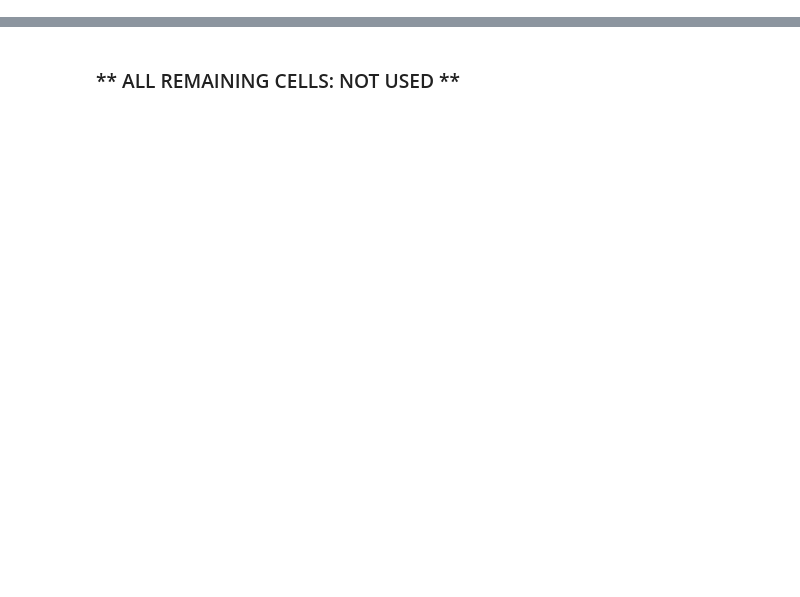
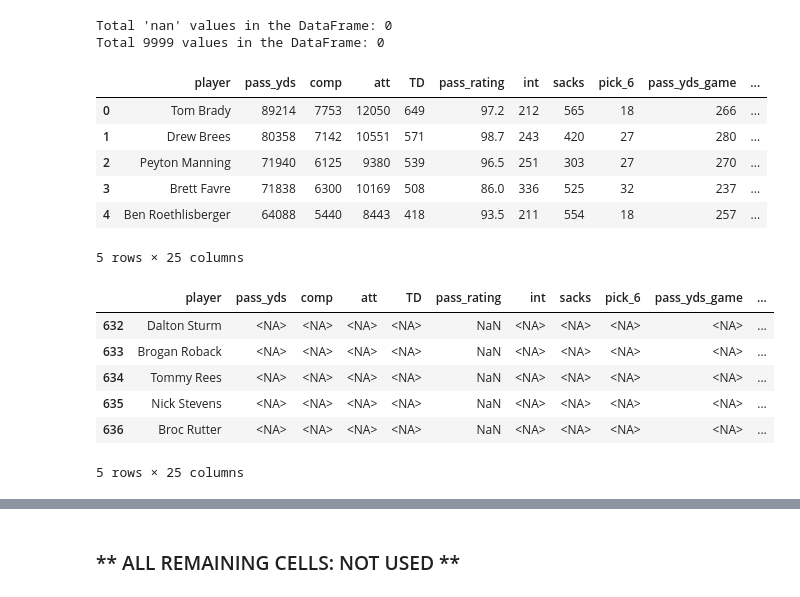
Before and after one commit to willablackmon/nfl_quarterback_draft, a Jupyter notebook: Data_Cleaning/nfl_career_statistics.ipynb, the cells around one changed output, grey strips where cells are left out. Drawn from its saved outputs; the diff is of its cells as text; code cells hidden in the pictures; blank space fills up the shorter version.

```diff
--- a/Data_Cleaning/nfl_career_statistics.ipynb
+++ b/Data_Cleaning/nfl_career_statistics.ipynb
@@ -544,0 +219,68 @@ FileNotFoundError: [WinError 2] The system cannot find the file specified: '../D
+# %%
+# Count all 'nan' (lowercase) and 9999 values
+nan_count = (cleaning_df == 'nan').sum().sum()
+print(f"Total 'nan' values in the DataFrame: {nan_count}")
+
+nines_count = (cleaning_df == 9999).sum().sum()
+print(f"Total 9999 values in the DataFrame: {nines_count}")
+# %% [output]
+Total 'nan' values in the DataFrame: 0
+Total 9999 values in the DataFrame: 0
+# %%
+# NOT USED...JUST TESTING A DIFF METHOD
+#   Break out "Earnings By Team Dict" into teams and earnings
+#   cast to pd.Series in the call to the function.
+import ast
+
+def split_dict_to_columns(d_str):
+    '''Function splits the string representation of the dictionary into two lists
+      and places them in new columns teams, team_earnings:
+      {'Packers': 100.697, 'Vikings': 28.0, 'Jets': 36.706}
+        ['Packers', 'Vikings', 'Jets' ]
+        [100.697, 28.0, 36.706}    '''
+    try:
+        if pd.notna(d_str):  # Check if the value is not NaN
+            d = ast.literal_eval(d_str)
+            teams = list(d.keys())
+            team_earnings = list(d.values())
+            return teams, team_earnings
+        else:
+            return [], []
+    except (ValueError, SyntaxError) as e:
+        print(f"Error parsing: {d_str}")
+        return [], []
+
+test_cleaning_df = cleaning_df.copy()  # Use this for this cell only
+
+# Apply function to create new columns
+test_cleaning_df[['teams', 'team_earnings']] = test_cleaning_df['earn_by_team'].apply(
+                                lambda x: pd.Series(split_dict_to_columns(x)))
+
+display(test_cleaning_df.head())
+display(test_cleaning_df.tail())
+
+# pd.Series
+# NOTE: casting to a pd.Series is helpful when you want to leverage Pandas' powerful functionalities.
+# pd.Series makes it easier to work with data in a tabular format, enabling quick operations like adding
+# it to a DataFrame, performing vectorized operations, or utilizing Pandas-specific methods.
+
+# use pd.Series when you need data in a format that can be seamlessly integrated into Pandas operations.
+# It’s particularly useful when:
+#  + to leverage Pandas’ vectorized operations (fast computations over series).
+#  + you need compatibility with DataFrames for further manipulation.
+#  + you want easy access to Pandas’ methods for a single column of data.
+# %% [output]
+|  | player | pass_yds | comp | att | TD | pass_rating | int | sacks | pick_6 | pass_yds_game | ... |
+| 0 | Tom Brady | 89214 | 7753 | 12050 | 649 | 97.2 | 212 | 565 | 18 | 266 | ... |
+| 1 | Drew Brees | 80358 | 7142 | 10551 | 571 | 98.7 | 243 | 420 | 27 | 280 | ... |
+| 2 | Peyton Manning | 71940 | 6125 | 9380 | 539 | 96.5 | 251 | 303 | 27 | 270 | ... |
+| 3 | Brett Favre | 71838 | 6300 | 10169 | 508 | 86.0 | 336 | 525 | 32 | 237 | ... |
+| 4 | Ben Roethlisberger | 64088 | 5440 | 8443 | 418 | 93.5 | 211 | 554 | 18 | 257 | ... |
+5 rows × 25 columns
+|  | player | pass_yds | comp | att | TD | pass_rating | int | sacks | pick_6 | pass_yds_game | ... |
+| 632 | Dalton Sturm | <NA> | <NA> | <NA> | <NA> | NaN | <NA> | <NA> | <NA> | <NA> | ... |
+| 633 | Brogan Roback | <NA> | <NA> | <NA> | <NA> | NaN | <NA> | <NA> | <NA> | <NA> | ... |
+| 634 | Tommy Rees | <NA> | <NA> | <NA> | <NA> | NaN | <NA> | <NA> | <NA> | <NA> | ... |
+| 635 | Nick Stevens | <NA> | <NA> | <NA> | <NA> | NaN | <NA> | <NA> | <NA> | <NA> | ... |
+| 636 | Broc Rutter | <NA> | <NA> | <NA> | <NA> | NaN | <NA> | <NA> | <NA> | <NA> | ... |
+5 rows × 25 columns
```
Also changed, not shown: parts of 37 cells of this notebook, 1 other file.
